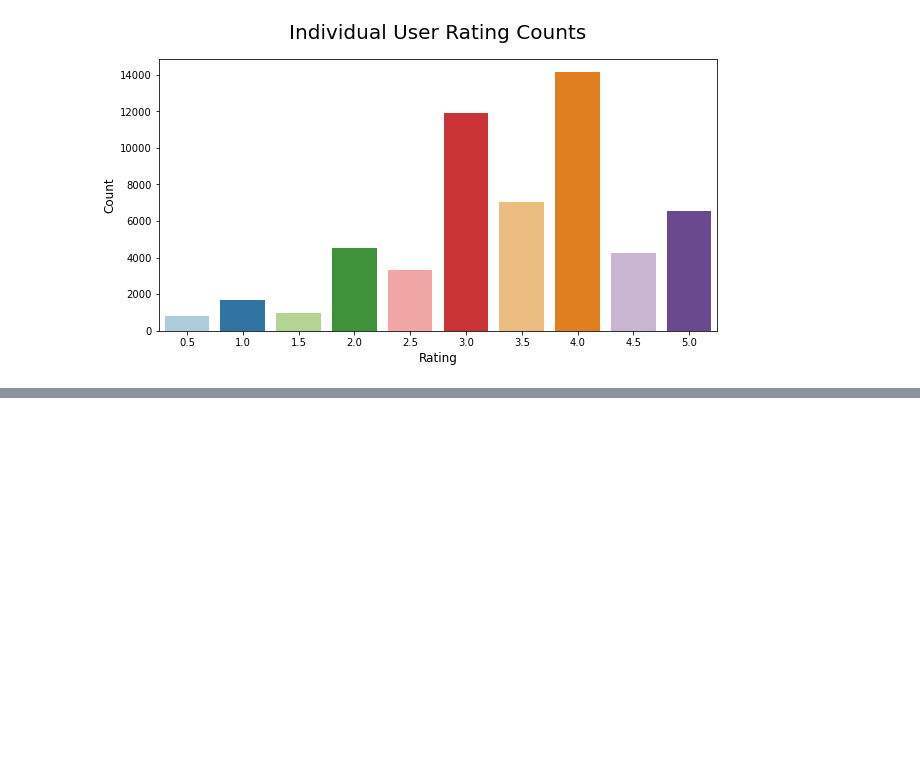
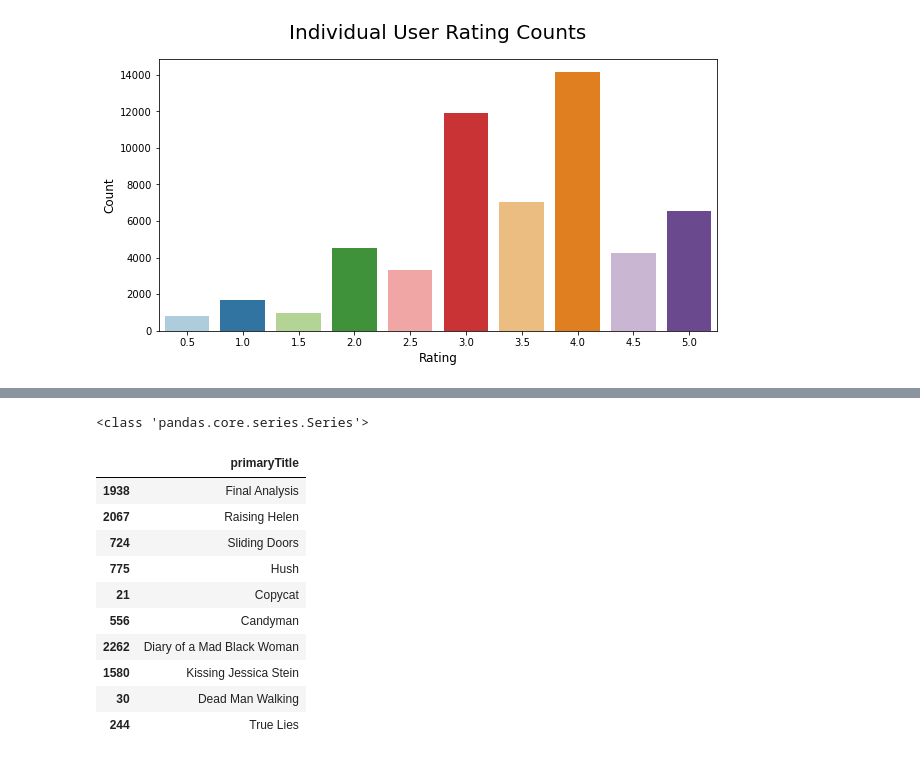
Before and after one commit to kevgross89/Apple-TV-Movie-Recommendation-Engine, a Jupyter notebook: What To Watch - Movie Recommendation Engine.ipynb, the cells around one changed output, grey strips where cells are left out. Drawn from its saved outputs; the diff is of its cells as text; code cells hidden in the pictures; blank space fills up the shorter version.

```diff
--- a/What To Watch - Movie Recommendation Engine.ipynb
+++ b/What To Watch - Movie Recommendation Engine.ipynb
@@ -727,0 +823,15 @@ Looking at our `movielens_imdb_wiki` dataframe, we can see that our ratings
+# %%
+get_recommendations('Jack Reacher')
+# %% [output]
+<class 'pandas.core.series.Series'>
+|  | primaryTitle |
+| 1938 | Final Analysis |
+| 2067 | Raising Helen |
+| 724 | Sliding Doors |
+| 775 | Hush |
+| 21 | Copycat |
+| 556 | Candyman |
+| 2262 | Diary of a Mad Black Woman |
+| 1580 | Kissing Jessica Stein |
+| 30 | Dead Man Walking |
+| 244 | True Lies |
```
Also changed, not shown: parts of 21 cells of this notebook.
